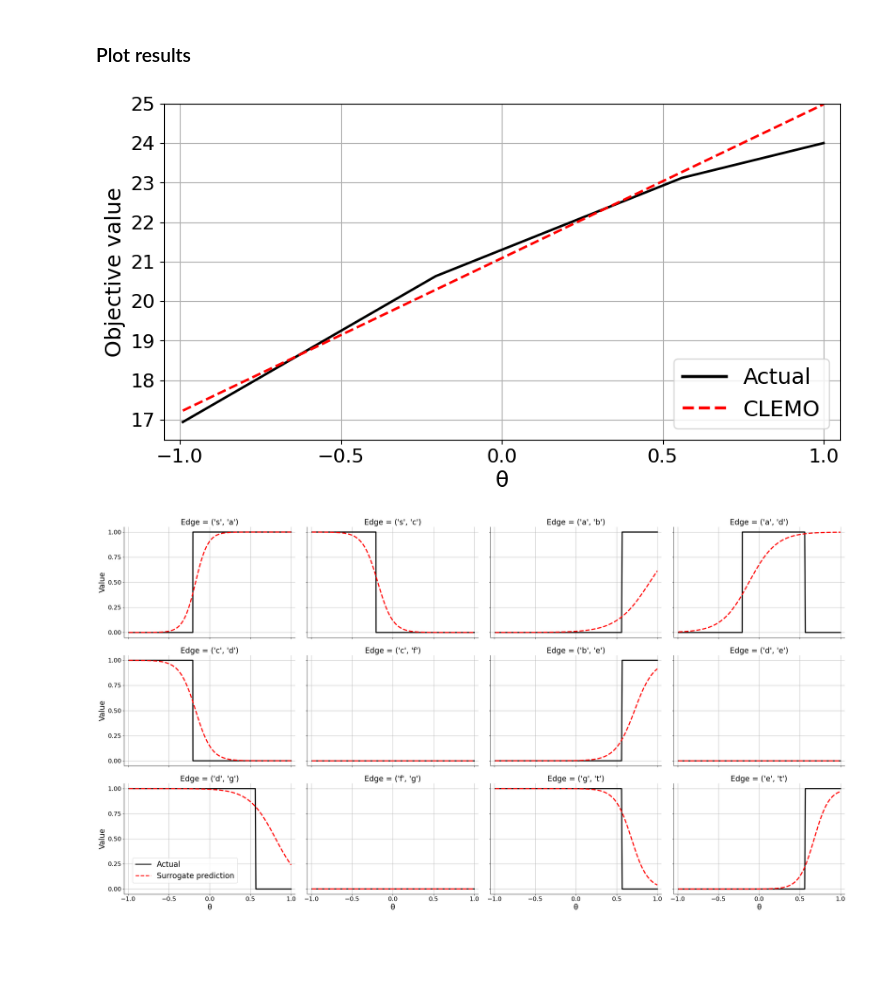
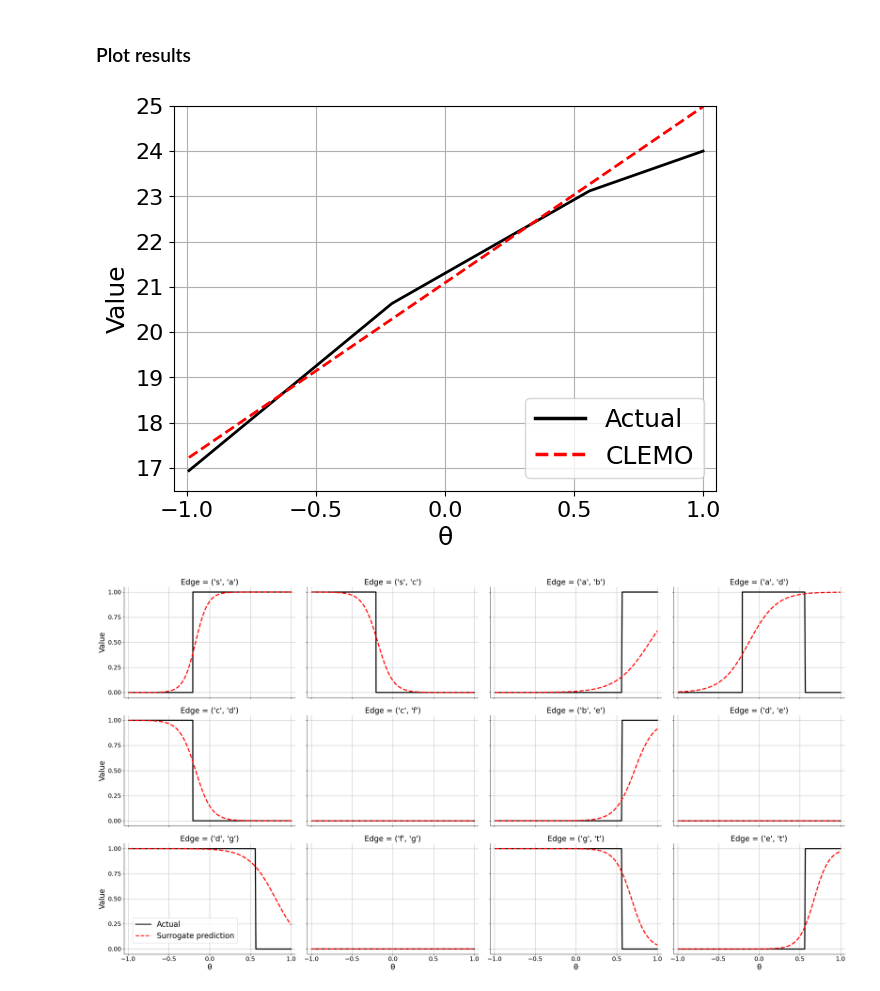
Before and after one commit to daanotto/CLEMO, a Jupyter notebook: Shortest Path Problem.ipynb, the cells around one changed output. Saved outputs shown, nothing was run; the diff lists cells and outputs as text; code cells hidden in the pictures; blank space fills up the shorter version.

```diff
--- a/Shortest Path Problem.ipynb
+++ b/Shortest Path Problem.ipynb
@@ -617,7 +617,7 @@ obj_act = np.array(actuals)[:,0]
 ### Plot results
 # %%
 # Plot objective prediction
-fig = plt.figure(figsize=(10,5))
+fig = plt.figure(figsize=(7,5))
 plt.rcParams.update({
     'font.size': 18,              # Base font size
     'axes.labelsize': 18,         # Axis label size
@@ -629,35 +629,36 @@ sns.lineplot(x=lmb_smpls, y=obj_act,
                 color='Black',
                 linestyle='-',    # solid line
                 linewidth=2)      # thicker line
 
 
 sns.lineplot(x=lmb_smpls, y=obj_prd,
                 color='Red',
                 linestyle='--',   # dashed line
                 linewidth=2)    # medium thickness
 
 legend_elements = [
     Line2D([0], [0], color='Black', linestyle='-',
            linewidth=2.5, label='Actual'),
     Line2D([0], [0], color='Red', linestyle='--',
            linewidth=2.5, label='CLEMO')
 ]
 
 ax = plt.gca()
 ax.grid(True)
 # Add a single legend to the figure
 plt.legend(handles=legend_elements,
             loc='lower right' )  # Fine-tune the position
 plt.xlabel("\u03B8")
-plt.ylabel("Objective value")
+plt.ylabel("Value")
 plt.xlim(-1.05, 1.05)    # Set x-axis limits
 plt.ylim(16.5, 25)   # Set y-axis limits
+# plt.title("Objective value prediction")
 
 plt.gca().set_xticks(np.arange(-1, 1.1, 0.5))    # Every 2 units
 plt.gca().set_yticks(np.arange(17, 25.1, 1))   # Every 2 units
 plt.show()
 # %% [output]
-[figure, old version]
+[figure, new version]
 # %%
 # Plot predictions decision variables in grid
 data = []
```
Also changed, not shown: parts of 3 cells of this notebook, 3 other files.
